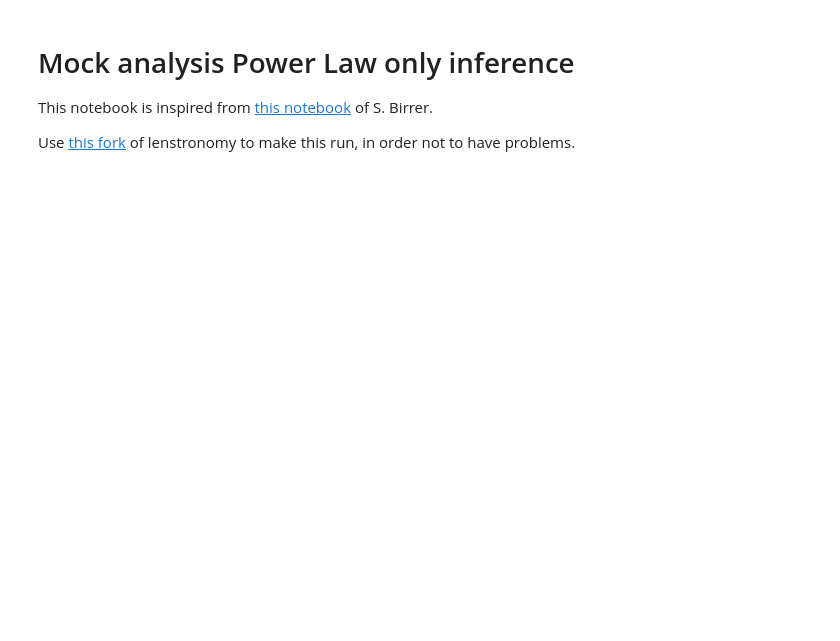
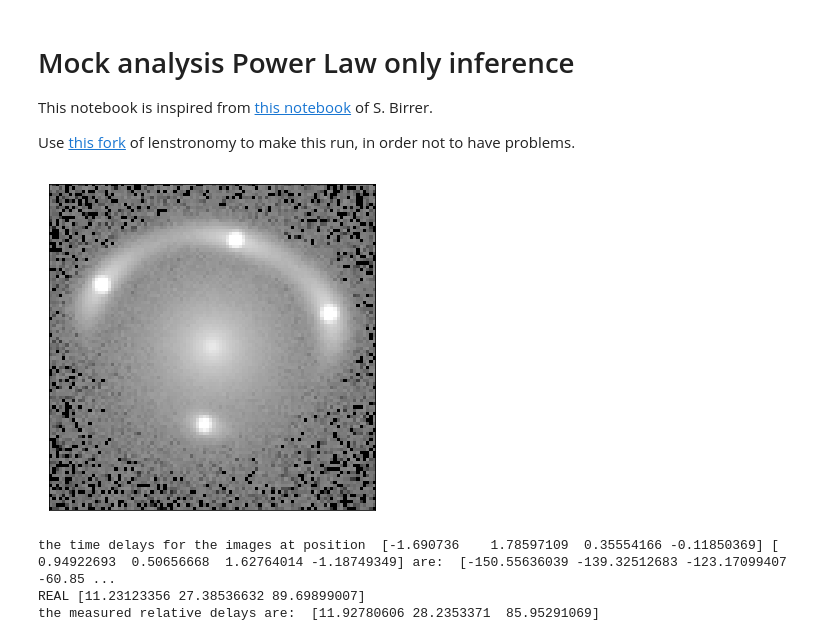
Before and after one commit to lucateo/ULDM-Strong-Lensing_H0, a Jupyter notebook: Notebooks/Mock_analysis_uldm2PL.ipynb, the cells around one changed output. Saved outputs shown, nothing was run; the diff lists cells and outputs as text; code cells hidden in the pictures; blank space fills up the shorter version.

```diff
--- a/Notebooks/Mock_analysis_uldm2PL.ipynb
+++ b/Notebooks/Mock_analysis_uldm2PL.ipynb
@@ -33,8 +33,6 @@ from lenstronomy.Util import kernel_util
 from lenstronomy.Data.imaging_data import ImageData
 from lenstronomy.Data.psf import PSF
 from scipy.special import gamma as gamma_func
-from lenstronomy.LensModel.Profiles.uldm_pl import Uldm_PL
-from scipy.optimize import fsolve
 
 np.random.seed(42)
 
@@ -60,20 +58,6 @@ data_class = ImageData(**kwargs_data)
 
 kwargs_psf = {'psf_type': psf_type, 'pixel_size': deltaPix, 'fwhm': fwhm}
 psf_class = PSF(**kwargs_psf)
-
-def find_tilde_theta(x, *arguments):
-
-    tilde_theta = x
-    kappa_tilde, inverse_theta_c, theta_E = arguments
-    kappa_E = Uldm_PL()._kappa_E(theta_E, tilde_theta, kappa_tilde, inverse_theta_c)
-    eq1 = (1 - kappa_E)*theta_E - tilde_theta
-    return eq1
-
-def tilde_theta_finder(kappa_tilde, inverse_theta_c, theta_E):
-
-    arguments = (kappa_tilde, inverse_theta_c, theta_E)
-    tilde_theta = fsolve(find_tilde_theta, theta_E, args=arguments)
-    return tilde_theta[0]
 
 # Lensing Modelling
 # lensing quantities
@@ -146,33 +130,38 @@ cmap = plt.get_cmap(cmap_string)
 cmap.set_bad(color='k', alpha=1.)
 cmap.set_under('k')
 
 v_min = -4
 v_max = 2
 
 f, axes = plt.subplots(1, 1, figsize=(6, 6), sharex=False, sharey=False)
 ax = axes
 im = ax.matshow(np.log10(image_sim), origin='lower', vmin=v_min, vmax=v_max, cmap=cmap, extent=[0, 1, 0, 1])
 ax.get_xaxis().set_visible(False)
 ax.get_yaxis().set_visible(False)
 ax.autoscale(False)
 
 plt.show()
 
 # Time delays
 from lenstronomy.Analysis.td_cosmography import TDCosmography
 td_cosmo = TDCosmography(z_lens, z_source, kwargs_model, cosmo_fiducial=cosmo)
 
 # time delays, the unit [days] is matched when the lensing angles are in arcsec
 t_days = td_cosmo.time_delays(kwargs_lens, kwargs_ps, kappa_ext=0)
 print("the time delays for the images at position ", kwargs_ps[0]['ra_image'], kwargs_ps[0]['dec_image'], "are: ", t_days)
 
 # relative delays (observable). The convention is relative to the first image
 dt_days =  t_days[1:] - t_days[0]
 print('REAL', dt_days)
 dt_sigma = [2, 3, 4]  # Gaussian errors
 # Realisation of the measurement with the quoted error bars
 dt_measured = np.random.normal(dt_days, dt_sigma)
 print("the measured relative delays are: ", dt_measured)
+# %% [output]
+[figure, added]
+the time delays for the images at position  [-1.690736    1.78597109  0.35554166 -0.11850369] [ 0.94922693  0.50656668  1.62764014 -1.18749349] are:  [-150.55636039 -139.32512683 -123.17099407  -60.85 ...
+REAL [11.23123356 27.38536632 89.69899007]
+the measured relative delays are:  [11.92780606 28.2353371  85.95291069]
 # %%
 # MCMC run
 # lens model choicers: initial guess and upper-lower bounds
```
Also changed, not shown: parts of 4 cells of this notebook, 1 other file.
